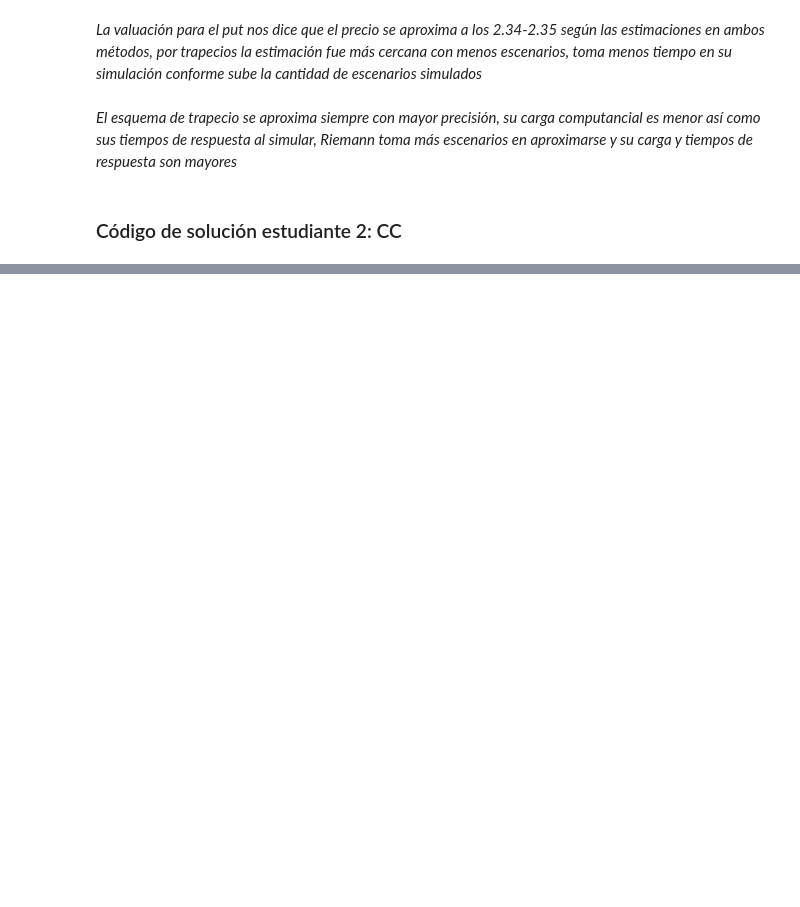
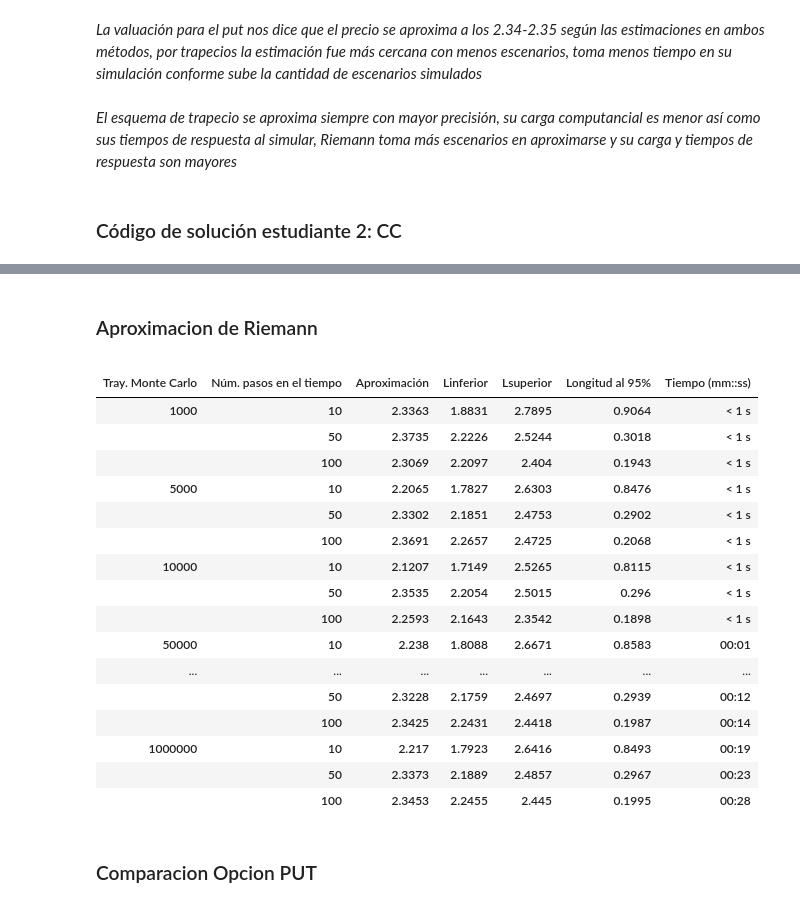
Before and after one commit to MarcoSC08/Tarea9_MSanchez_CCorrales, a Jupyter notebook: Tarea 9.ipynb, the cells around one changed output, grey strips where cells are left out. Cells and saved outputs as stored; diff of their text form; code cells hidden in the pictures; blank space fills up the shorter version.

```diff
--- a/Tarea 9.ipynb
+++ b/Tarea 9.ipynb
@@ -324,0 +476,37 @@ report
+# %% [markdown]
+### Aproximacion de Riemann
+# %%
+put_r =  np.array(list(map(lambda N_traj:
+                         list(map(lambda N_step:
+                                             Riemann_approach(K,r,S0,N_traj,N_step,sigma,T,'put'),NbStep)),NbTraj)))
+# %%
+pd.set_option("display.max_rows", None, "display.max_columns", None)###Permite que se visualice toda la tabla en el jupyter
+NbTrajidx_put_r =[i for i in NbTraj for _ in (0, 1, 2)]###Se genera un indice para las trayectorias
+results_put_r = np.array(list(map(lambda i: put_r[:,:,i].flatten(),range(5))))### Se separan los resultados
+arrays_put_r = [NbTrajidx_put_r,NbStep*7,results_put_r[0],results_put_r[1],results_put_r[2],results_put_r[3],results_put_r[4]]###Se agregan los resultados a los indices
+index_put_r = pd.MultiIndex.from_arrays(arrays_put_r, names=('Tray. Monte Carlo', 'Núm. pasos en el tiempo','Aproximación','Linferior'
+                                                ,'Lsuperior','Longitud al 95%','Tiempo (mm::ss)'))###Se genera el multiIndex
+report_put_r = pd.DataFrame(index=index_put_r)###Se convierte a DataFrame el MultiIndex
+# %%
+report_put_r
+# %% [output]
+|  |  |  |  |  |  |  |
+| Tray. Monte Carlo | Núm. pasos en el tiempo | Aproximación | Linferior | Lsuperior | Longitud al 95% | Tiempo (mm::ss) |
+| 1000 | 10 | 2.3363 | 1.8831 | 2.7895 | 0.9064 | < 1 s |
+|  | 50 | 2.3735 | 2.2226 | 2.5244 | 0.3018 | < 1 s |
+|  | 100 | 2.3069 | 2.2097 | 2.404 | 0.1943 | < 1 s |
+| 5000 | 10 | 2.2065 | 1.7827 | 2.6303 | 0.8476 | < 1 s |
+|  | 50 | 2.3302 | 2.1851 | 2.4753 | 0.2902 | < 1 s |
+|  | 100 | 2.3691 | 2.2657 | 2.4725 | 0.2068 | < 1 s |
+| 10000 | 10 | 2.1207 | 1.7149 | 2.5265 | 0.8115 | < 1 s |
+|  | 50 | 2.3535 | 2.2054 | 2.5015 | 0.296 | < 1 s |
+|  | 100 | 2.2593 | 2.1643 | 2.3542 | 0.1898 | < 1 s |
+| 50000 | 10 | 2.238 | 1.8088 | 2.6671 | 0.8583 | 00:01 |
+| ... | ... | ... | ... | ... | ... | ... |
+|  | 50 | 2.3228 | 2.1759 | 2.4697 | 0.2939 | 00:12 |
+|  | 100 | 2.3425 | 2.2431 | 2.4418 | 0.1987 | 00:14 |
+| 1000000 | 10 | 2.217 | 1.7923 | 2.6416 | 0.8493 | 00:19 |
+|  | 50 | 2.3373 | 2.1889 | 2.4857 | 0.2967 | 00:23 |
+|  | 100 | 2.3453 | 2.2455 | 2.445 | 0.1995 | 00:28 |
+# %% [markdown]
+### Comparacion Opcion PUT
```
Also changed, not shown: parts of 29 cells of this notebook.
